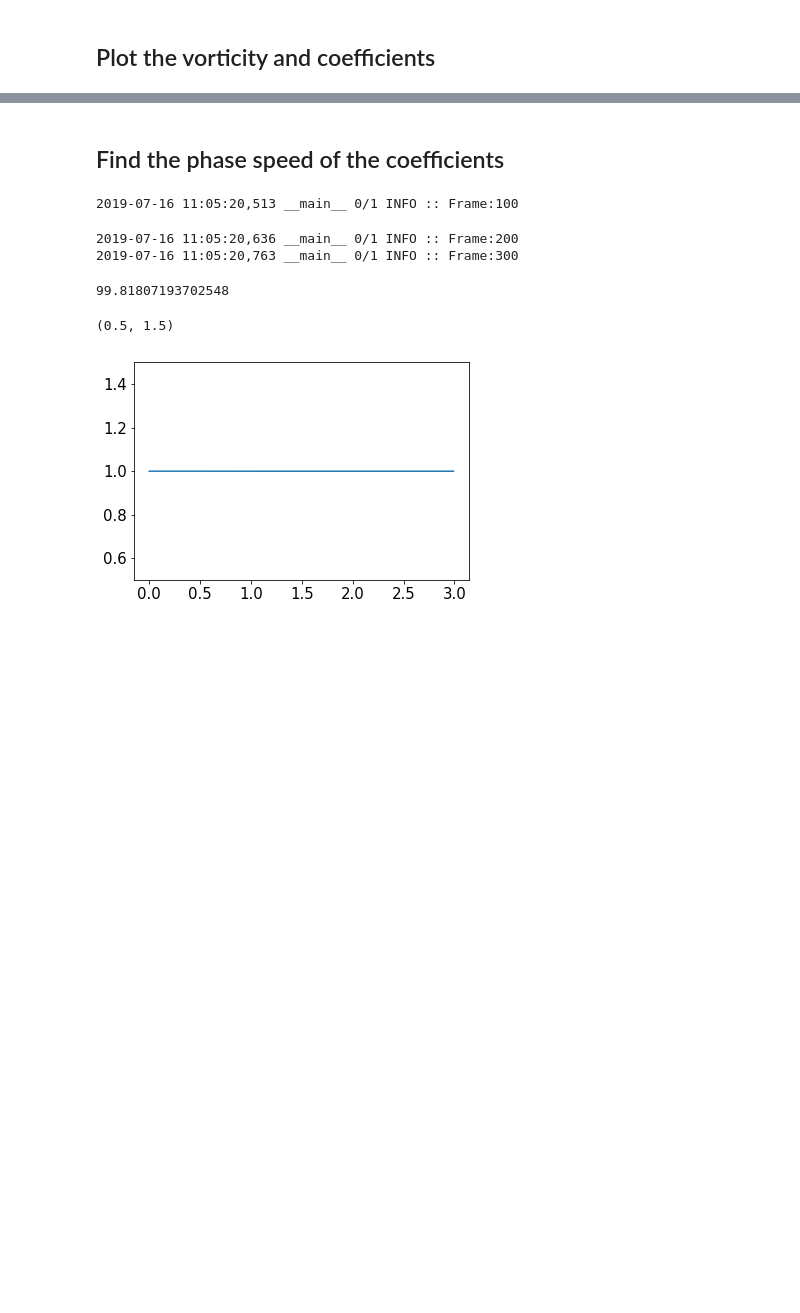
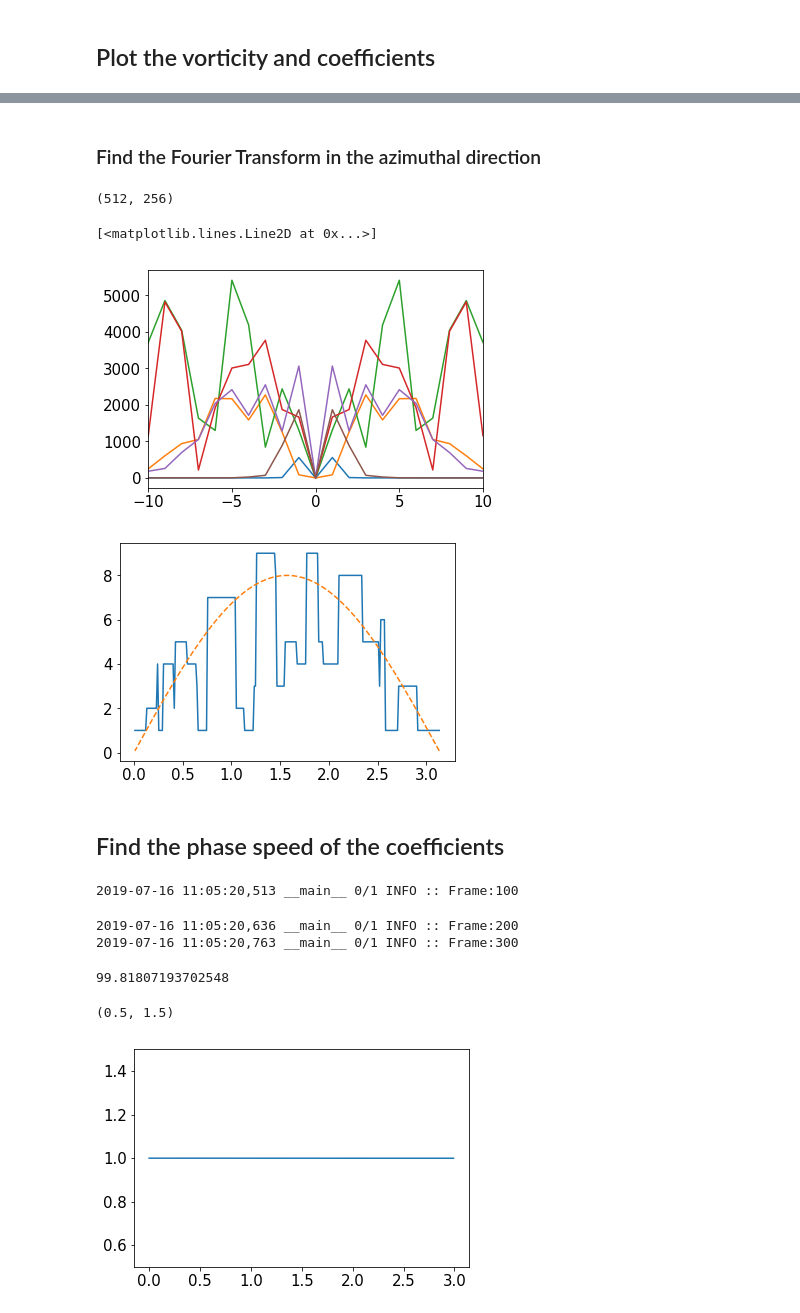
Before and after one commit to rohitsupekar/active_matter_spheres, a Jupyter notebook: scripts/jupyter/data_sandbox.ipynb, the cells around one changed output, grey strips where cells are left out. Cells and saved outputs as stored; diff of their text form; code cells hidden in the pictures; blank space fills up the shorter version.

```diff
--- a/scripts/jupyter/data_sandbox.ipynb
+++ b/scripts/jupyter/data_sandbox.ipynb
@@ -152,3 +186,58 @@ fig.colorbar(image1, ax=ax[1])
+# %% [markdown]
+### Find the Fourier Transform in the azimuthal direction
+# %%
+ind = 1000
+ell_max = 20 #for plotting
+m0 = []
+
+with np.load(os.path.join(input_folder, 'output_%i.npz' %(ind))) as file:
+    phi = file['phi']
+    theta = file['theta']
+    L_max = len(theta)-1
+    S_max = 4
+    om = file['om']
+    print(om.shape)
+    time = file['t'][0]
+
+    inds = range(0, theta.shape[0], 1)
+    #inds = [20]
+
+    #find a moving average in the theta direction defined by n_average points
+    n_average = 1
+    weights = np.repeat(1.0, n_average)/n_average
+    avg = np.zeros_like(om)
+
+    for j in range(len(phi)):
+        sma = np.convolve(om[j,:], weights, 'same')
+        avg[j,:] = sma
+
+    #thth, phph = np.meshgrid(theta, phi)
+    #avg = np.sin(4*phph)*np.sin(thth)
+
+    for i in inds:
+        fft_m = np.fft.fftshift(np.fft.fft(avg[:,i] - np.mean(avg[:,i])))
+        freq_m = 2*np.pi*np.fft.fftshift(np.fft.fftfreq(phi.shape[0], d = phi[2]- phi[1]))
+
+        m0.append(np.abs(freq_m[np.argmax(np.abs(fft_m))]))
+
+        if i%50==0:
+            plt.plot(freq_m, np.abs(fft_m))
+            plt.xlim([-10, 10])
+
+        #plt.figure()
+        #plt.plot(phi, avg[:,i] - np.mean(avg[:,i]))
+        #plt.figure()
+        #plt.plot(freq_m, np.abs(fft_m))
+        #plt.xlim([-5, 5])
+
+plt.figure()
+plt.plot(theta[inds], m0)
+plt.plot(theta[inds], 8*np.sin(theta[inds]), '--')
+# %% [output]
+(512, 256)
+[<matplotlib.lines.Line2D at 0x...>]
+[figure, added]
+[figure, added]
 # %% [markdown]
 ## Find the phase speed of the coefficients
 # %%
```
Also changed, not shown: parts of 4 cells of this notebook, 2 other files.
